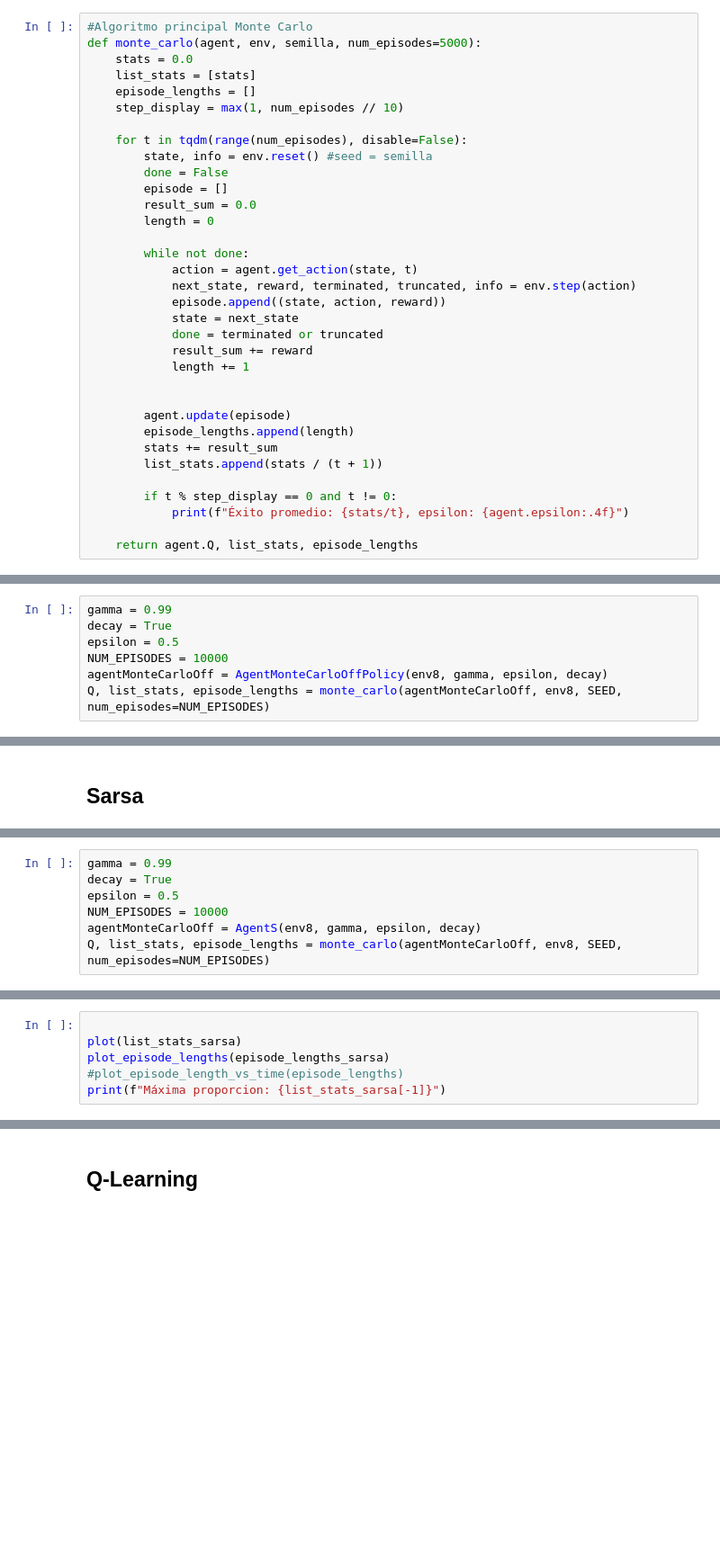
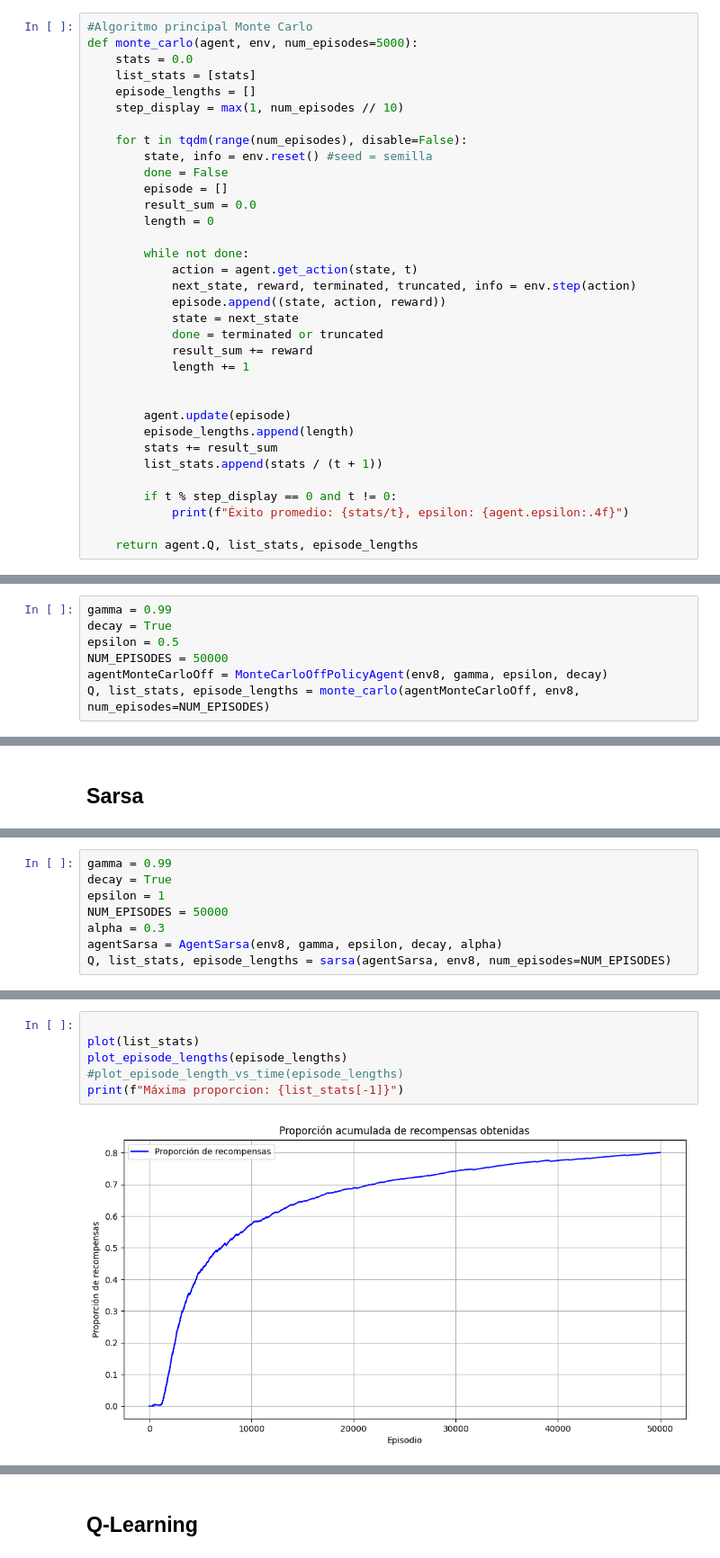
Before and after one commit to salvadeharo10/RL_DHBV, a Jupyter notebook: MonteCarloTodasLasVisitas.ipynb, the cells around one changed output, grey strips where cells are left out. Shown at 90% size. Drawn from its saved outputs; the diff is of its cells as text; blank space fills up the shorter version.

```diff
--- a/MonteCarloTodasLasVisitas.ipynb
+++ b/MonteCarloTodasLasVisitas.ipynb
@@ -128,7 +123,7 @@ A diferencia de los métodos de programación dinámica, que requieren conocer l
    - Se realizan 5000 epsisodios y se actualizan los valores Q (valor de acción) basándose en las recompensas obtenidas durante cada episodio completo (e.d. aplicamos Monte Carlo) Se apica una política $\epsilon$ greedy sobre una política $\epsilon$ soft con un valor $\epsilon$ constante
 # %%
 #Algoritmo principal Monte Carlo
-def monte_carlo(agent, env, semilla, num_episodes=5000):
+def monte_carlo(agent, env, num_episodes=5000):
     stats = 0.0
     list_stats = [stats]
     episode_lengths = []
@@ -274,6 +268,6 @@ display(display_gif("env8x8v2.gif"))  # Reemplaza con la ruta correcta
 gamma = 0.99
 decay = True
 epsilon = 0.5
-NUM_EPISODES = 10000
-agentMonteCarloOff = AgentMonteCarloOffPolicy(env8, gamma, epsilon, decay)
-Q, list_stats, episode_lengths = monte_carlo(agentMonteCarloOff, env8, SEED, num_episodes=NUM_EPISODES)
+NUM_EPISODES = 50000
+agentMonteCarloOff = MonteCarloOffPolicyAgent(env8, gamma, epsilon, decay)
+Q, list_stats, episode_lengths = monte_carlo(agentMonteCarloOff, env8, num_episodes=NUM_EPISODES)
@@ -342,7 +341,8 @@ def sarsa(agent, env, num_episodes=5000):
 # %%
 gamma = 0.99
 decay = True
-epsilon = 0.5
-NUM_EPISODES = 10000
-agentMonteCarloOff = AgentS(env8, gamma, epsilon, decay)
-Q, list_stats, episode_lengths = monte_carlo(agentMonteCarloOff, env8, SEED, num_episodes=NUM_EPISODES)
+epsilon = 1
+NUM_EPISODES = 50000
+alpha = 0.3
+agentSarsa = AgentSarsa(env8, gamma, epsilon, decay, alpha)
+Q, list_stats, episode_lengths = sarsa(agentSarsa, env8, num_episodes=NUM_EPISODES)
@@ -349,6 +359,8 @@ Q, list_stats, episode_lengths = monte_carlo(agentMonteCarloOff, env8, SEED, num
 # %%
 
-plot(list_stats_sarsa)
-plot_episode_lengths(episode_lengths_sarsa)
+plot(list_stats)
+plot_episode_lengths(episode_lengths)
 #plot_episode_length_vs_time(episode_lengths)
-print(f"Máxima proporcion: {list_stats_sarsa[-1]}")
+print(f"Máxima proporcion: {list_stats[-1]}")
+# %% [output]
+[figure, added]
```
Also changed, not shown: parts of 16 cells of this notebook.
